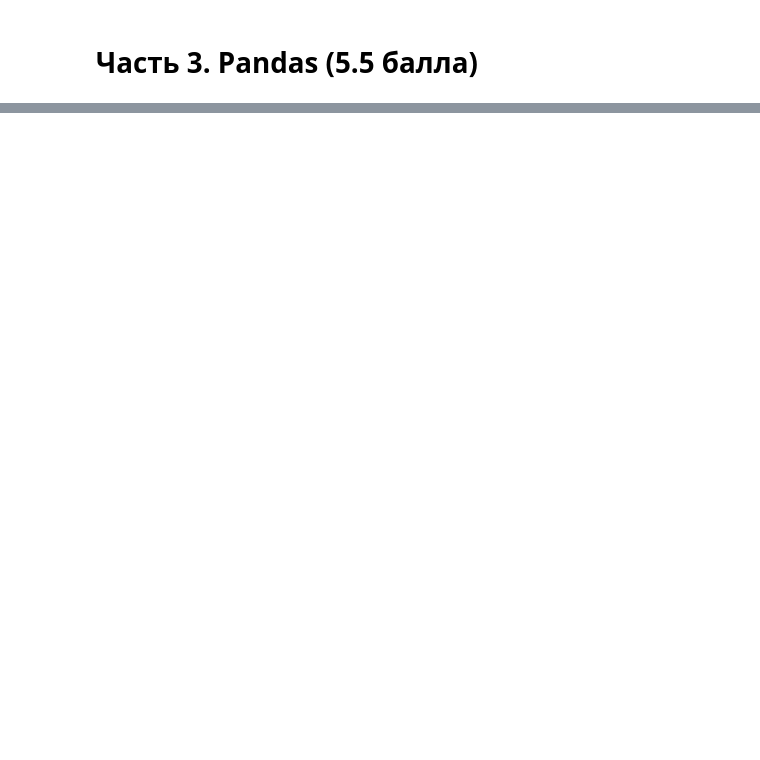
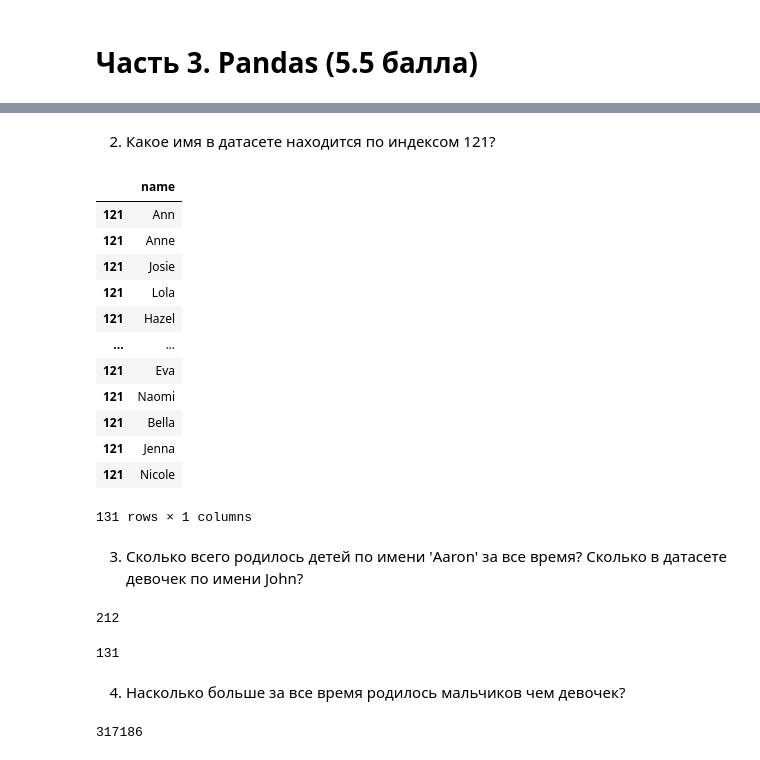
Before and after one commit to ryse31/python_hse_hw1_rep, a Jupyter notebook: Зальцман_HW1.ipynb, the cells around one changed output, grey strips where cells are left out. Cells and saved outputs as stored; diff of their text form; code cells hidden in the pictures; blank space fills up the shorter version.

```diff
--- a/Зальцман_HW1.ipynb
+++ b/Зальцман_HW1.ipynb
@@ -168,0 +182,2 @@ print(result)
+# %%
+babies = pd.read_csv('https://raw.githubusercontent.com/pileyan/Data/master/data/babies%20names/babies_all.txt', index_col=0)
@@ -168,0 +201,38 @@ print(result)
+# %% [markdown]
+2. Какое имя в датасете находится по индексом 121?
+# %%
+babies.loc[[121],['name']]
+# Результат указывает на наличие дублирующихся индексов '121' в датасете
+
+# babies.loc[[121],['name']].index.duplicated() # другой способ убедиться в дублировании индекса
+# %% [output]
+|  | name |
+| 121 | Ann |
+| 121 | Anne |
+| 121 | Josie |
+| 121 | Lola |
+| 121 | Hazel |
+| ... | ... |
+| 121 | Eva |
+| 121 | Naomi |
+| 121 | Bella |
+| 121 | Jenna |
+| 121 | Nicole |
+131 rows × 1 columns
+# %% [markdown]
+3. Cколько всего родилось детей по имени 'Aaron' за все время? Сколько в датасете девочек по имени John?
+# %%
+sum(babies.name == 'Aaron')
+# %% [output]
+212
+# %%
+babies[(babies.name == 'John') & (babies.sex == 'F')].shape[0]
+# Берем два условия, делаем shape и обращаемся к 1 элементу списка
+# %% [output]
+131
+# %% [markdown]
+4. Насколько больше за все время родилось мальчиков чем девочек?
+# %%
+len(babies[babies.sex == 'F']) - len(babies[babies.sex == 'M'])
+# %% [output]
+317186
```
Also changed, not shown: parts of 63 cells of this notebook, 3 other files.
